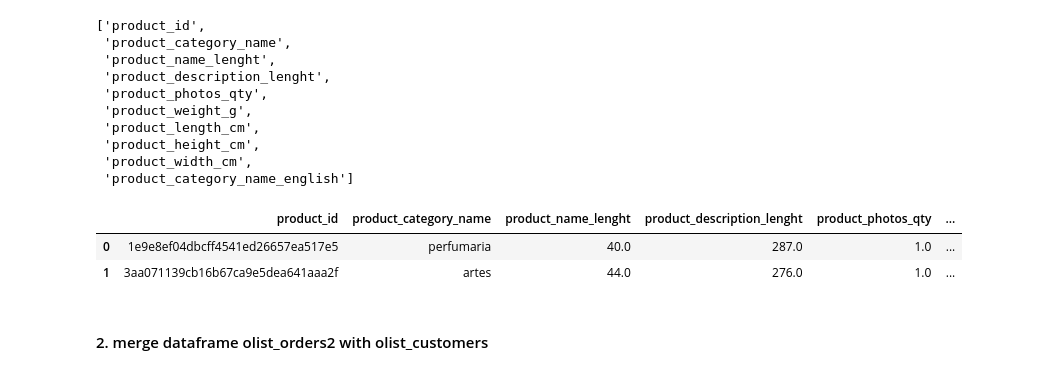
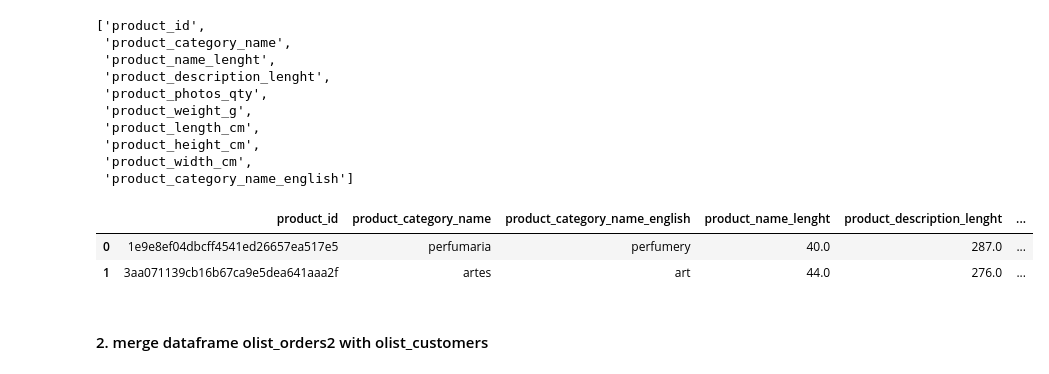
Before and after one commit to Arif-Widagdo/Data-Analysis-on-the-Brazilian-E-Commerce-Public-Dataset-by-Olist, a Jupyter notebook: code/Tugas01_04.ipynb, the cells around one changed output. Cells and saved outputs as stored; diff of their text form; code cells hidden in the pictures.

```diff
--- a/code/Tugas01_04.ipynb
+++ b/code/Tugas01_04.ipynb
@@ -358,12 +371,23 @@ olist_products_category.columns.tolist()
  'product_width_cm',
  'product_category_name_english']
 # %%
-olist_products_category[['product_id', 'product_category_name', 'product_category_name_english', 'product_name_lenght', 'product_description_lenght','product_photos_qty','product_weight_g','product_length_cm','product_height_cm','product_width_cm']]
-olist_products_category.head(2)
+new_olist_products_category= olist_products_category[[
+ 'product_id',
+ 'product_category_name',
+ 'product_category_name_english',
+ 'product_name_lenght',
+ 'product_description_lenght',
+ 'product_photos_qty',
+ 'product_weight_g',
+ 'product_length_cm',
+ 'product_height_cm',
+ 'product_width_cm'
+]]
+new_olist_products_category.head(2)
 # %% [output]
-|  | product_id | product_category_name | product_name_lenght | product_description_lenght | product_photos_qty | ... |
-| 0 | 1e9e8ef04dbcff4541ed26657ea517e5 | perfumaria | 40.0 | 287.0 | 1.0 | ... |
-| 1 | 3aa071139cb16b67ca9e5dea641aaa2f | artes | 44.0 | 276.0 | 1.0 | ... |
+|  | product_id | product_category_name | product_category_name_english | product_name_lenght | product_description_lenght | ... |
+| 0 | 1e9e8ef04dbcff4541ed26657ea517e5 | perfumaria | perfumery | 40.0 | 287.0 | ... |
+| 1 | 3aa071139cb16b67ca9e5dea641aaa2f | artes | art | 44.0 | 276.0 | ... |
 # %% [markdown]
 #### 2. merge dataframe olist_orders2 with olist_customers
 # %%
```
Also changed, not shown: parts of 42 cells of this notebook.
